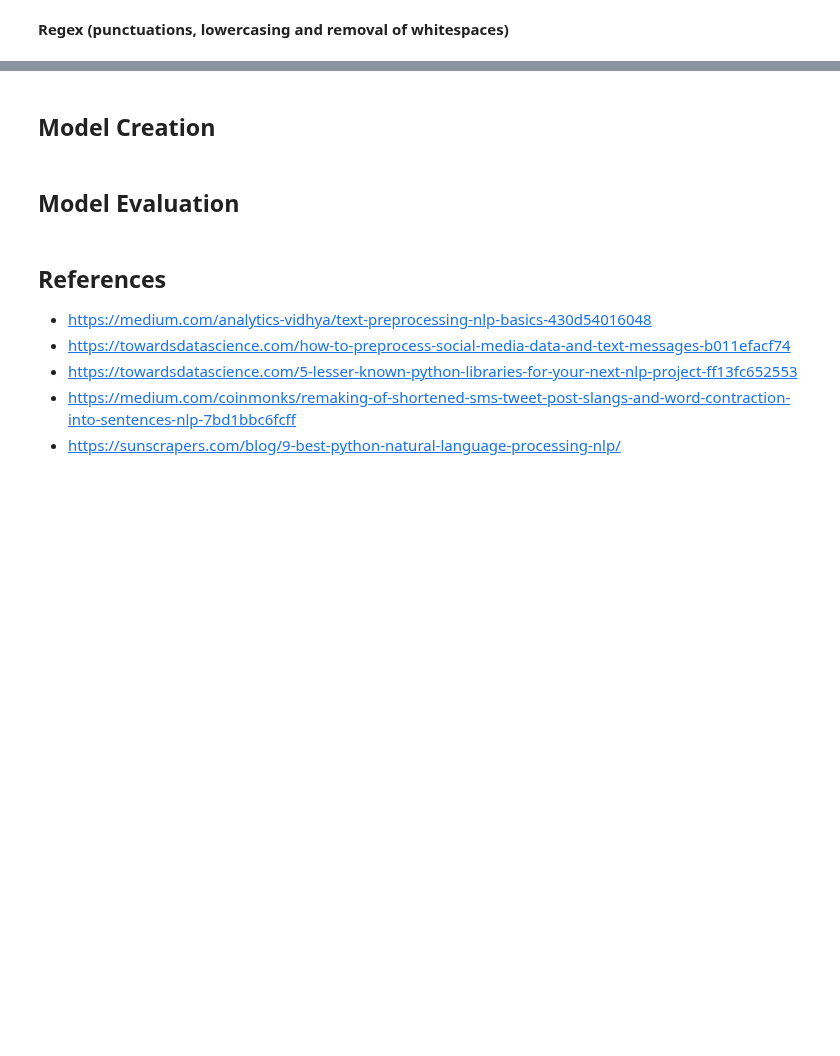
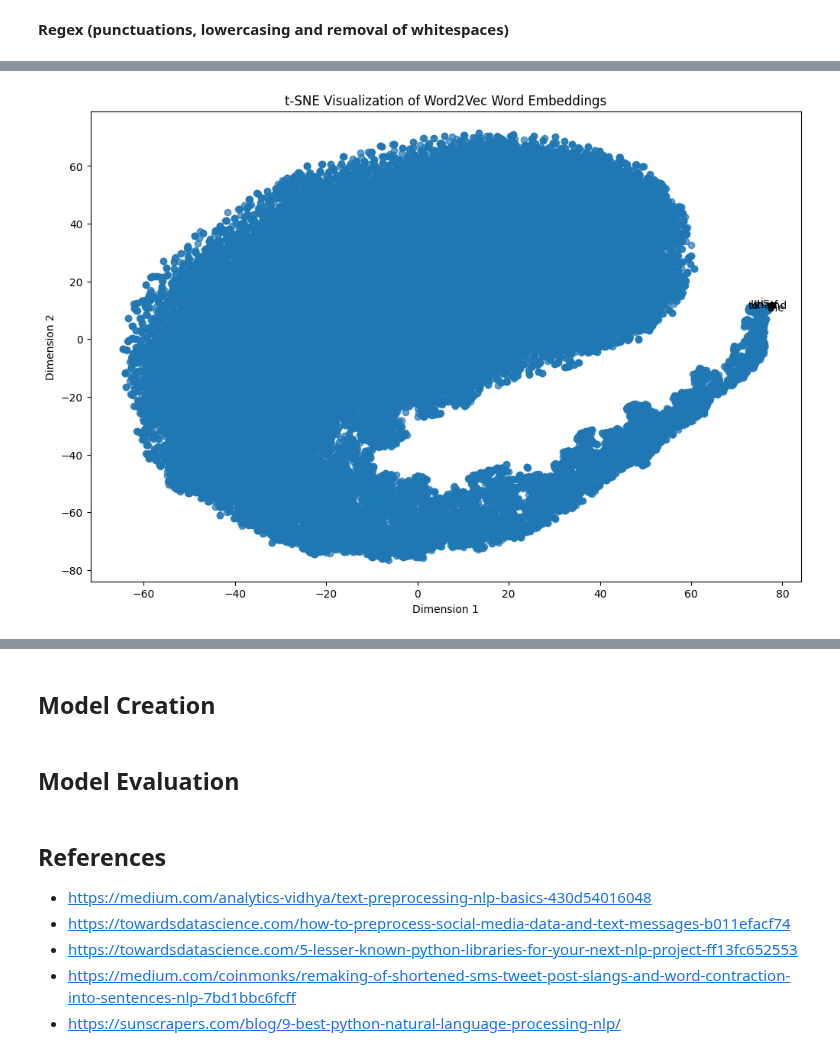
Before and after one commit to abccastro/Movie-Sentiment-Analysis, a Jupyter notebook: Movie Sentiment Analysis.ipynb, the cells around one changed output, grey strips where cells are left out. Drawn from its saved outputs; the diff is of its cells as text; code cells hidden in the pictures; blank space fills up the shorter version.

```diff
--- a/Movie Sentiment Analysis.ipynb
+++ b/Movie Sentiment Analysis.ipynb
@@ -715,0 +812,40 @@ my rating of 1010 applies to the fact that it is so neat to see boris karloff an
+# %%
+from gensim.models import Word2Vec
+from collections import Counter
+import matplotlib.pyplot as plt
+
+# Tokenize the text data (assuming you've already cleaned and preprocessed the text)
+tokenized_text = movie_reviews_df['review_detail'].apply(lambda x: x.split())
+
+# Train a Word2Vec model
+model = Word2Vec(sentences=tokenized_text, vector_size=100, window=5, min_count=1, sg=0)  # Adjust parameters as needed
+
+# Get word vectors
+word_vectors = model.wv
+
+# Extract the most common words from the text data
+word_counts = Counter([word for words in tokenized_text for word in words])
+most_common_words = [word for word, count in word_counts.most_common(10)]  # Adjust the number as needed
+
+# Reduce dimensionality with t-SNE
+from sklearn.manifold import TSNE
+
+tsne = TSNE(n_components=2, random_state=42)
+word_vectors_2d = tsne.fit_transform(word_vectors.vectors)
+
+# Visualize the results
+plt.figure(figsize=(12, 8))
+plt.scatter(word_vectors_2d[:, 0], word_vectors_2d[:, 1], alpha=0.7)
+
+# Add labels to the most common words for illustration
+for word in most_common_words:
+    idx = word_vectors.key_to_index.get(word)
+    if idx is not None:
+        plt.annotate(word, (word_vectors_2d[idx, 0], word_vectors_2d[idx, 1]))
+
+plt.title('t-SNE Visualization of Word2Vec Word Embeddings')
+plt.xlabel('Dimension 1')
+plt.ylabel('Dimension 2')
+plt.show()
+# %% [output]
+[figure, added]
```
Also changed, not shown: parts of 16 cells of this notebook, 1 other file.
